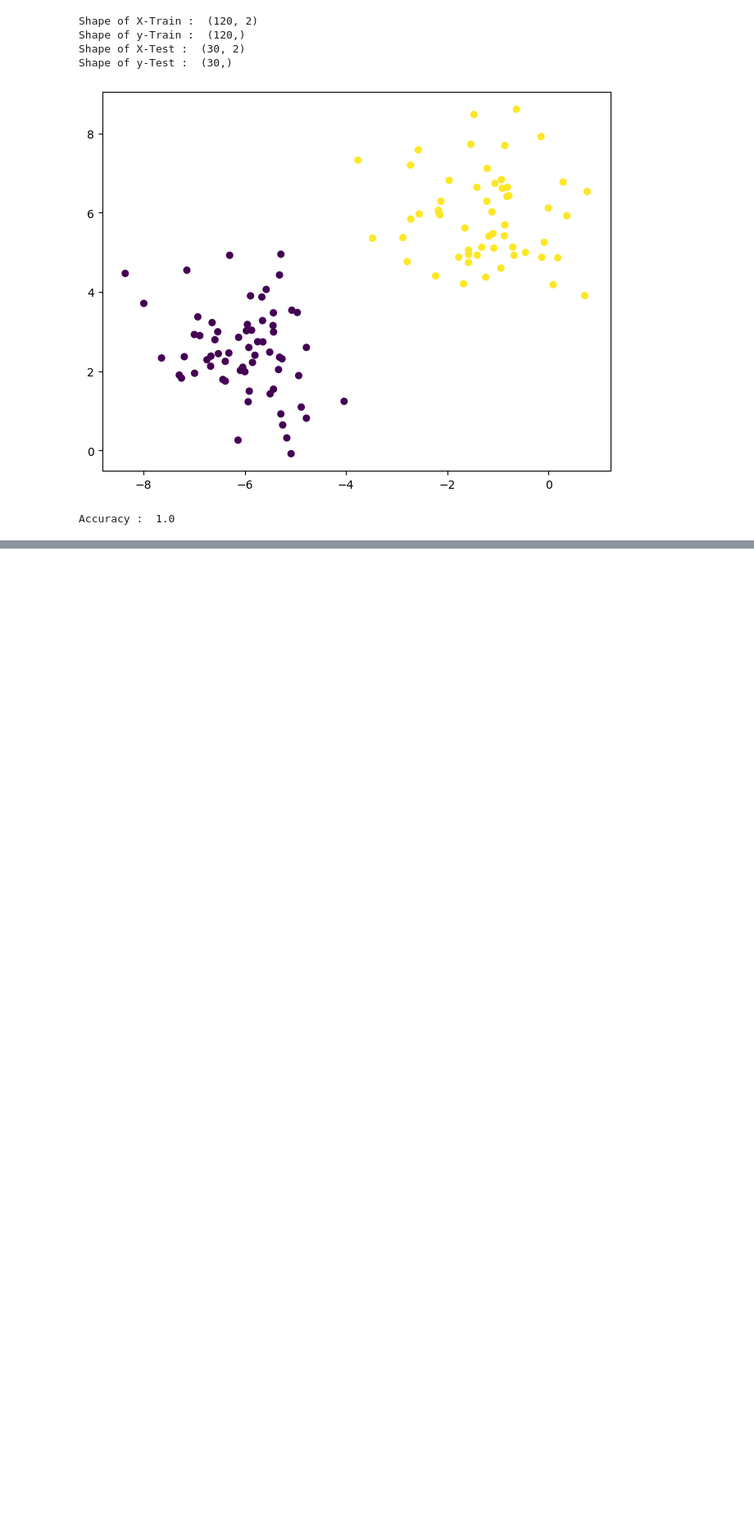
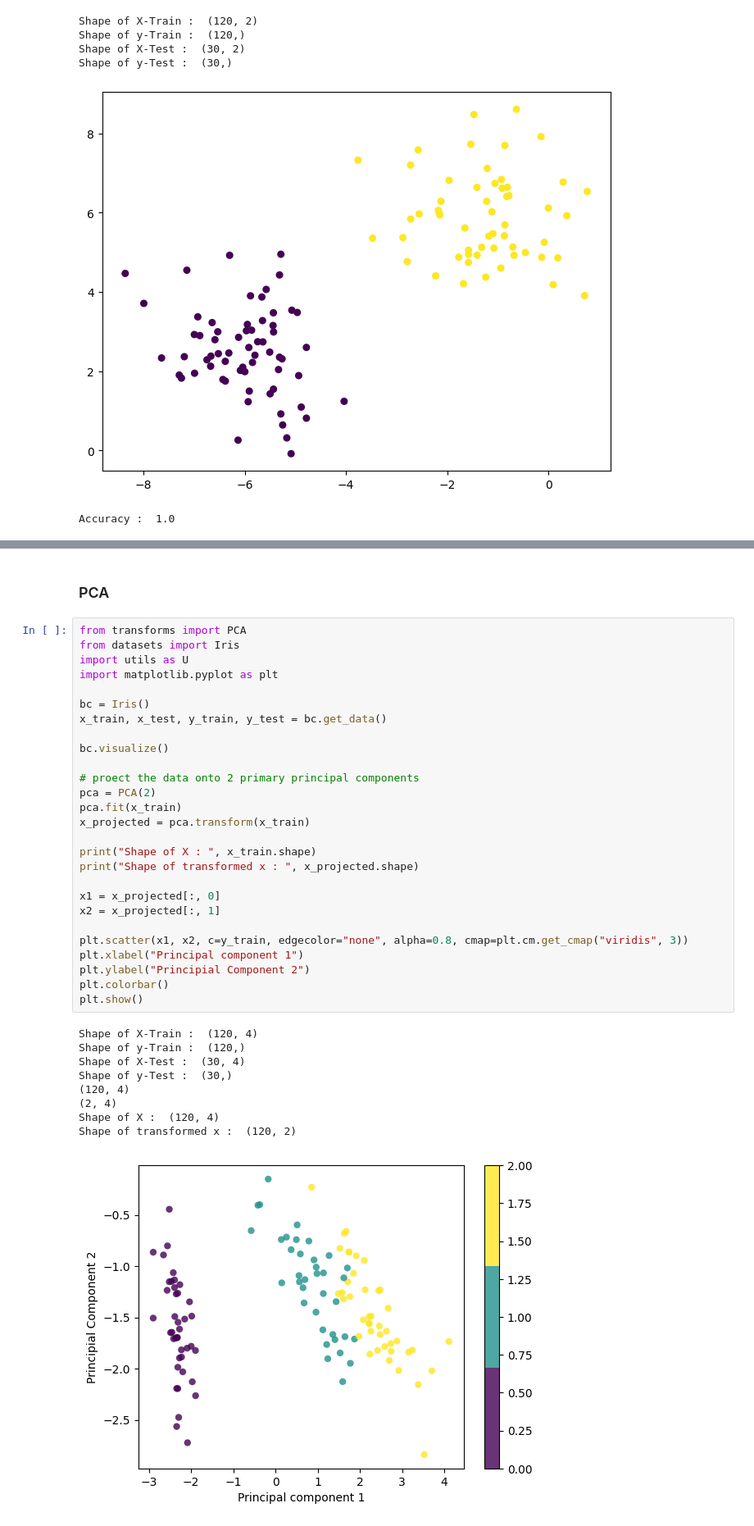
Before and after one commit to aditya-29/Machine-Learning, a Jupyter notebook: main.ipynb, the cells around one changed output, grey strips where cells are left out. Shown at 82% size. Drawn from its saved outputs; the diff is of its cells as text; blank space fills up the shorter version.

```diff
--- a/main.ipynb
+++ b/main.ipynb
@@ -194,0 +305,39 @@ Accuracy :  1.0
+# %% [markdown]
+### PCA
+# %%
+from transforms import PCA
+from datasets import Iris
+import utils as U
+import matplotlib.pyplot as plt
+
+bc = Iris()
+x_train, x_test, y_train, y_test = bc.get_data()
+
+bc.visualize()
+
+# proect the data onto 2 primary principal components
+pca = PCA(2)
+pca.fit(x_train)
+x_projected = pca.transform(x_train)
+
+print("Shape of X : ", x_train.shape)
+print("Shape of transformed x : ", x_projected.shape)
+
+x1 = x_projected[:, 0]
+x2 = x_projected[:, 1]
+
+plt.scatter(x1, x2, c=y_train, edgecolor="none", alpha=0.8, cmap=plt.cm.get_cmap("viridis", 3))
+plt.xlabel("Principal component 1")
+plt.ylabel("Principial Component 2")
+plt.colorbar()
+plt.show()
+# %% [output]
+Shape of X-Train :  (120, 4)
+Shape of y-Train :  (120,)
+Shape of X-Test :  (30, 4)
+Shape of y-Test :  (30,)
+(120, 4)
+(2, 4)
+Shape of X :  (120, 4)
+Shape of transformed x :  (120, 2)
+[figure, added]
```
Also changed, not shown: parts of 6 cells of this notebook, 7 other files.
